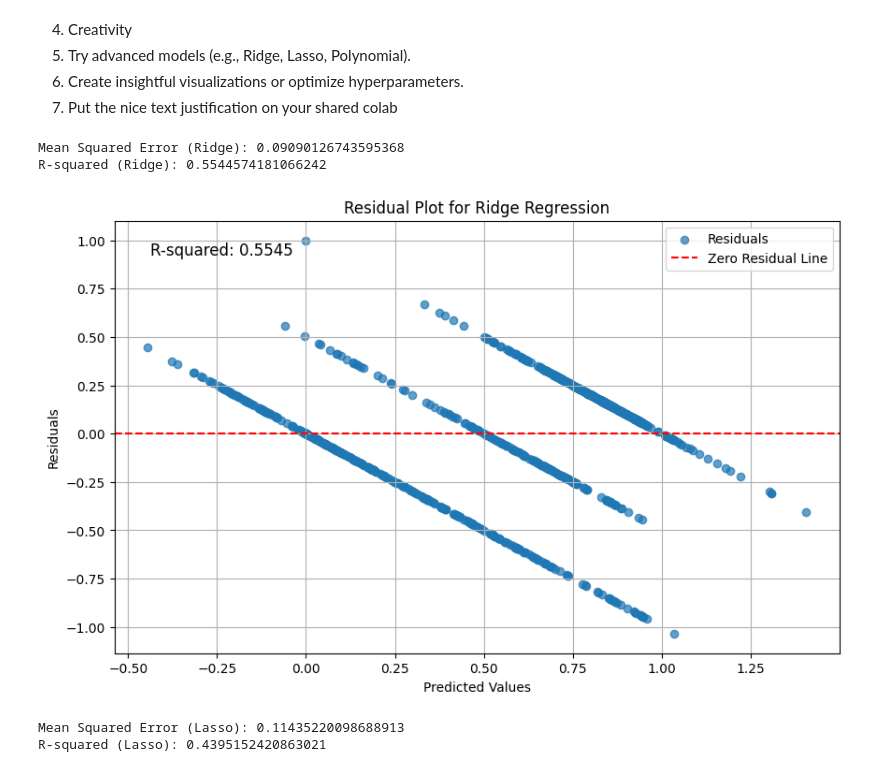
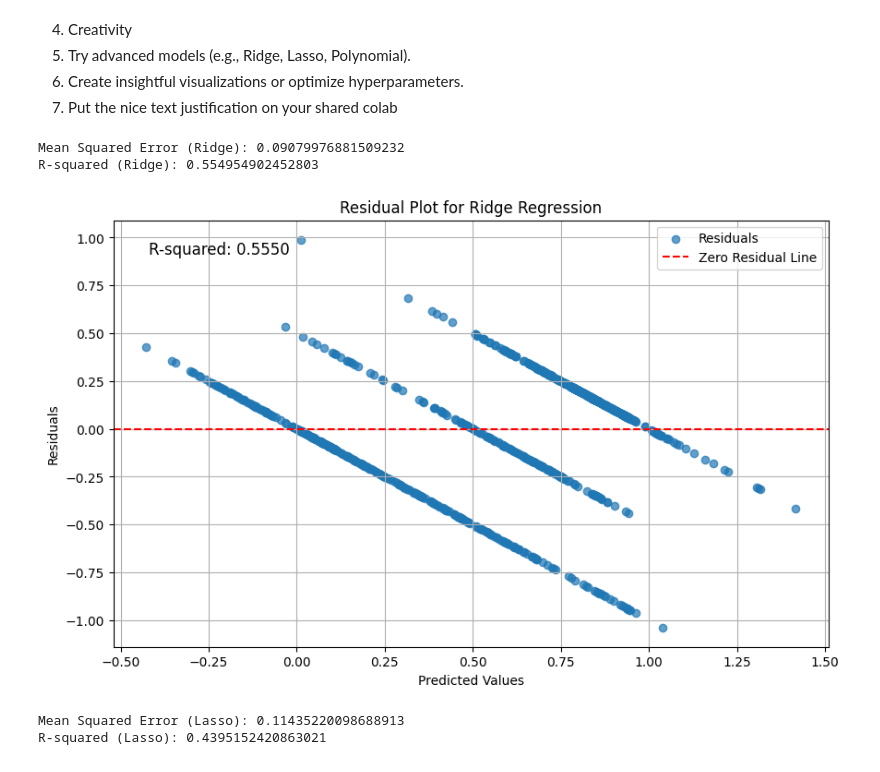
Before and after one commit to SAMYSOSERIOUS/Stats-analytics, a Jupyter notebook: DataDay7.ipynb, the cells around one changed output. Cells and saved outputs as stored; diff of their text form; code cells hidden in the pictures.

```diff
--- a/DataDay7.ipynb
+++ b/DataDay7.ipynb
@@ -358,40 +354,40 @@ X_train_rfe, X_test_rfe, y_train_rfe, y_test_rfe = train_test_split(
 )
 
 # Ridge Regression
-alpha = 0.01
+alpha = 0.7
 ridge_model = Ridge(alpha=alpha)
 ridge_model.fit(X_train_rfe, y_train_rfe)
 
 y_pred_ridge = ridge_model.predict(X_test_rfe)
 
 mse_ridge = mean_squared_error(y_test_rfe, y_pred_ridge)
 r2_ridge = r2_score(y_test_rfe, y_pred_ridge)
 
 print(f"\nMean Squared Error (Ridge): {mse_ridge}")
 print(f"R-squared (Ridge): {r2_ridge}")
 
 # Residuals visualization
 residuals_ridge = y_test_rfe - y_pred_ridge
 
 plt.figure(figsize=(10, 6))
 plt.scatter(y_pred_ridge, residuals_ridge, label='Residuals', alpha=0.7)
 plt.axhline(y=0, color='red', linestyle='--', label='Zero Residual Line')
 plt.xlabel("Predicted Values")
 plt.ylabel("Residuals")
 plt.title("Residual Plot for Ridge Regression")
 plt.legend()
 plt.grid(True)
 
 # Add accuracy metric to the plot
 accuracy_text = f"R-squared: {r2_ridge:.4f}"
 plt.text(0.05, 0.95, accuracy_text, transform=plt.gca().transAxes, fontsize=12, verticalalignment='top')
 
 
 plt.show()
 # %% [output]
-Mean Squared Error (Ridge): 0.09090126743595368
-R-squared (Ridge): 0.5544574181066242
+Mean Squared Error (Ridge): 0.09079976881509232
+R-squared (Ridge): 0.554954902452803
-[figure, old version]
+[figure, new version]
 # %%
 
 from sklearn.linear_model import Lasso
```
Also changed, not shown: parts of 2 cells of this notebook.
